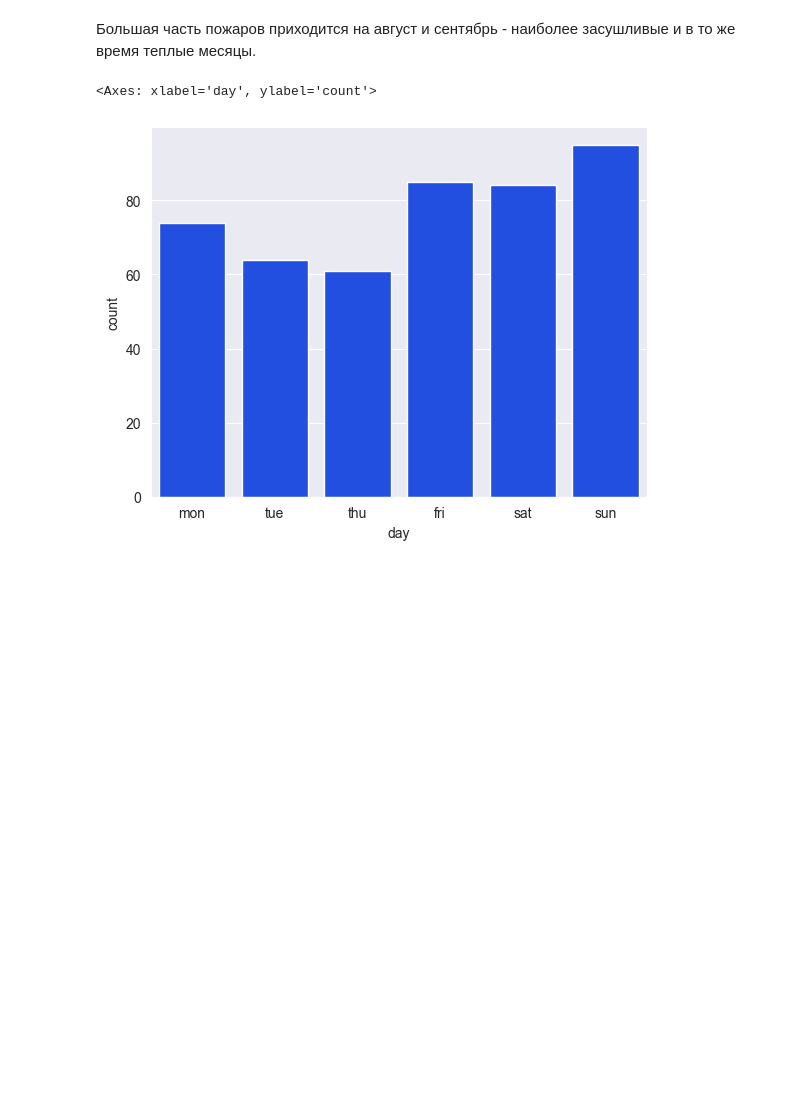
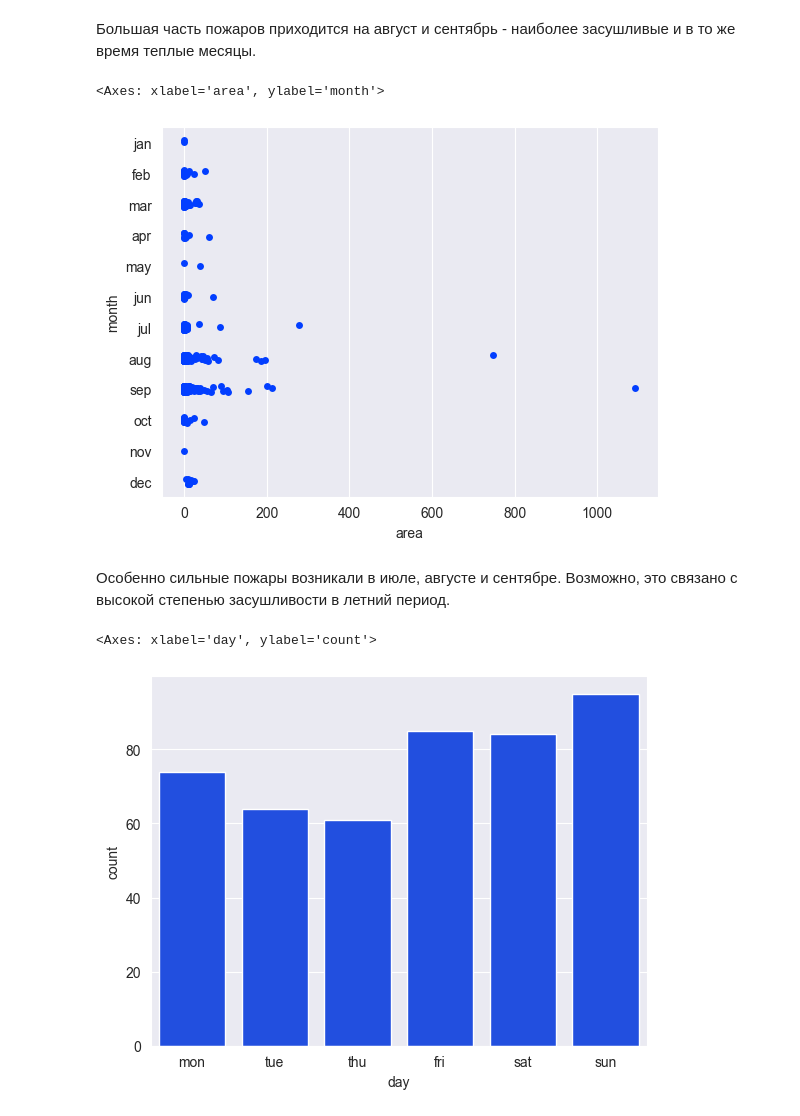
Before and after one commit to stwz13/ml, a Jupyter notebook: practice1.ipynb, the cells around one changed output. Saved outputs shown, nothing was run; the diff lists cells and outputs as text; code cells hidden in the pictures; blank space fills up the shorter version.

```diff
--- a/practice1.ipynb
+++ b/practice1.ipynb
@@ -238,5 +245,12 @@ sns.countplot(data, x="month", order=["jun", "feb", "mar", "apr", "may", "jun",
 # %% [markdown]
 Большая часть пожаров приходится на август и сентябрь - наиболее засушливые и в то же время теплые месяцы.
+# %%
+sns.stripplot(data, x="area", y="month", order=["jan", "feb", "mar", "apr", "may", "jun", "jul", "aug", "sep", "oct", "nov", "dec"])
+# %% [output]
+<Axes: xlabel='area', ylabel='month'>
+[figure, added]
+# %% [markdown]
+Особенно сильные пожары возникали в июле, августе и сентябре. Возможно, это связано с высокой степенью засушливости в летний период.
 # %%
 sns.countplot(data, x="day", order=["mon", "tue", "thu", "fri", "sat", "sun"] )
 # %% [output]
```
Also changed, not shown: parts of 34 cells of this notebook.
